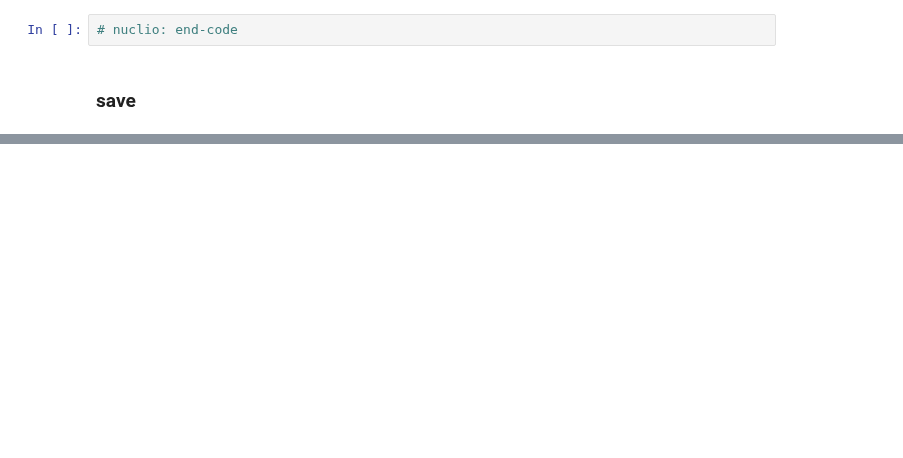
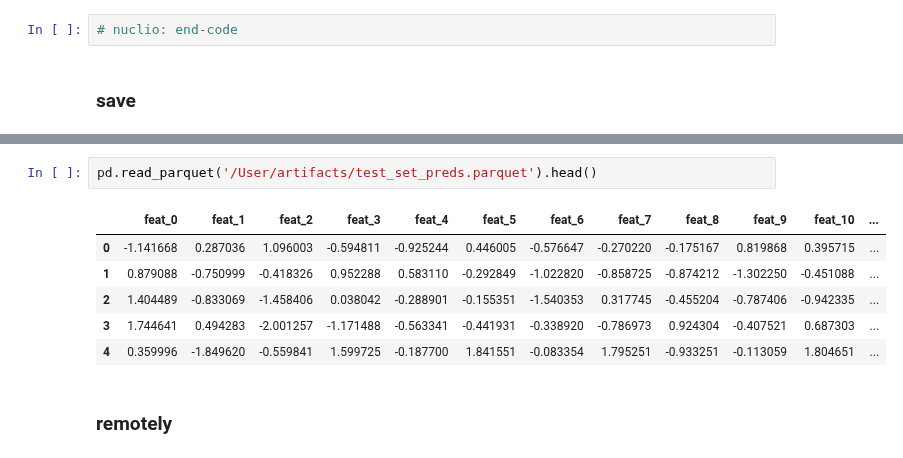
Before and after one commit to mlrun/functions, a Jupyter notebook: test_classifier/test_classifier.ipynb, the cells around one changed output, grey strips where cells are left out. Saved outputs shown, nothing was run; the diff lists cells and outputs as text; blank space fills up the shorter version.

```diff
--- a/test_classifier/test_classifier.ipynb
+++ b/test_classifier/test_classifier.ipynb
@@ -137,0 +165,11 @@ run = func.run(NewTask(**task_params), artifact_path="/User/artifacts")
+# %%
+pd.read_parquet('/User/artifacts/test_set_preds.parquet').head()
+# %% [output]
+|  | feat_0 | feat_1 | feat_2 | feat_3 | feat_4 | feat_5 | feat_6 | feat_7 | feat_8 | feat_9 | feat_10 | ... |
+| 0 | -1.141668 | 0.287036 | 1.096003 | -0.594811 | -0.925244 | 0.446005 | -0.576647 | -0.270220 | -0.175167 | 0.819868 | 0.395715 | ... |
+| 1 | 0.879088 | -0.750999 | -0.418326 | 0.952288 | 0.583110 | -0.292849 | -1.022820 | -0.858725 | -0.874212 | -1.302250 | -0.451088 | ... |
+| 2 | 1.404489 | -0.833069 | -1.458406 | 0.038042 | -0.288901 | -0.155351 | -1.540353 | 0.317745 | -0.455204 | -0.787406 | -0.942335 | ... |
+| 3 | 1.744641 | 0.494283 | -2.001257 | -1.171488 | -0.563341 | -0.441931 | -0.338920 | -0.786973 | 0.924304 | -0.407521 | 0.687303 | ... |
+| 4 | 0.359996 | -1.849620 | -0.559841 | 1.599725 | -0.187700 | 1.841551 | -0.083354 | 1.795251 | -0.933251 | -0.113059 | 1.804651 | ... |
+# %% [markdown]
+### remotely
```
Also changed, not shown: parts of 7 cells of this notebook, 6 other files.
